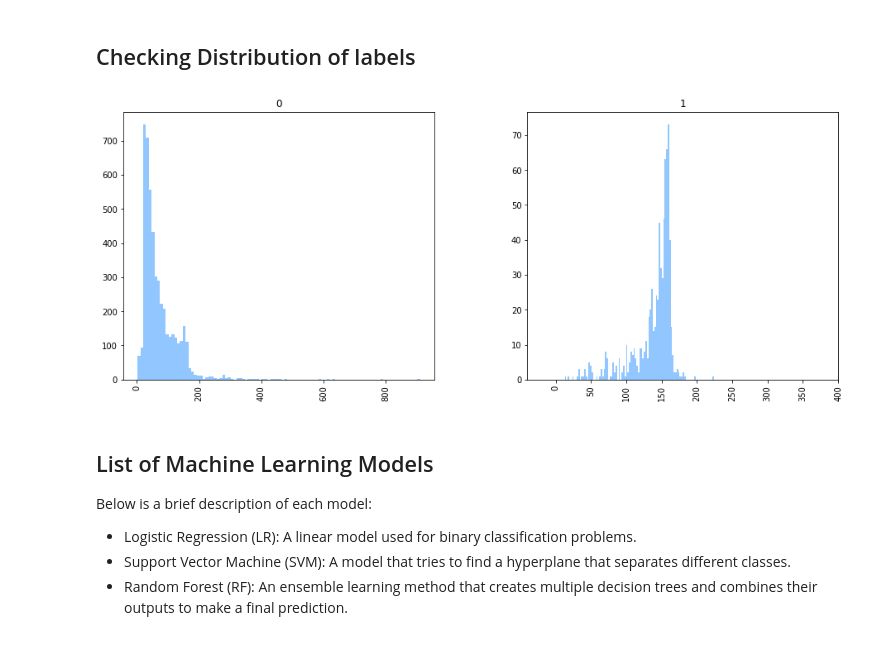
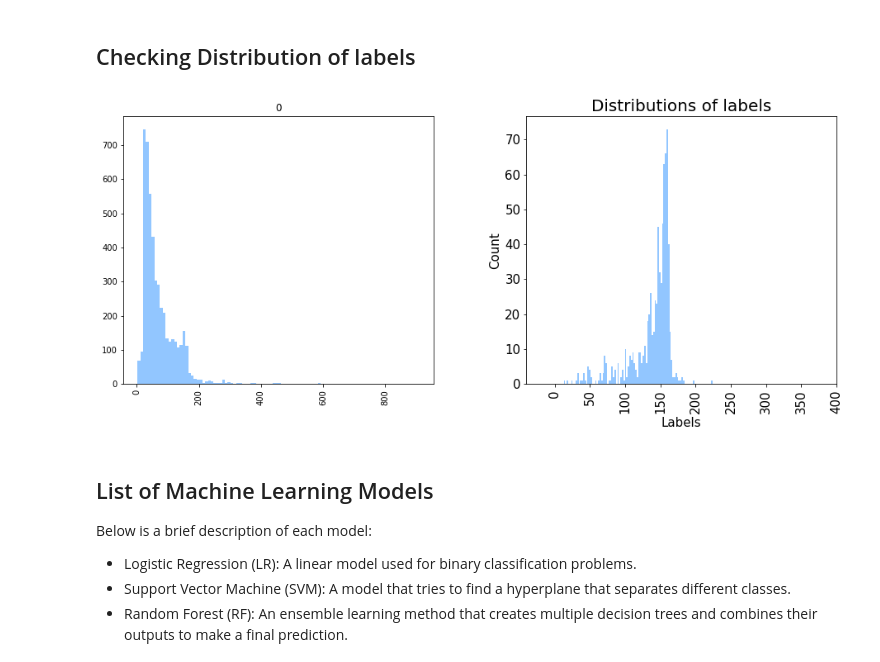
Before and after one commit to Bernado6/Unstructured-Data, a Jupyter notebook: Unstractured Data Analysis.ipynb, the cells around one changed output. Cells and saved outputs as stored; diff of their text form; code cells hidden in the pictures.

```diff
--- a/Unstractured Data Analysis.ipynb
+++ b/Unstractured Data Analysis.ipynb
@@ -279,11 +279,16 @@ X_train, X_test, y_train, y_test = train_test_split(X, y, test_size=0.2,random_s
 # %%
 plt.style.use('seaborn-pastel')
 data.hist(column='length', by = 'Dummy_spam', figsize=(15,6), bins=100, label = ('Ham', 'Spam'))
+plt.title('Distributions of labels', fontsize = 20, color = 'black')
+plt.ylabel('Count',color="black", fontsize = 15)
+plt.xticks(color= "black", fontsize = 15)
+plt.yticks(color= "black", fontsize = 15)
+plt.xlabel("Labels", color="black", fontsize = 15)
 plt.xlim(-40,400)
 plt.ioff()
 plt.show()
 # %% [output]
-[figure, old version]
+[figure, new version]
 # %% [markdown]
 ## List of Machine Learning Models
 Below is a brief description of each model:
```
Also changed, not shown: parts of 10 cells of this notebook, 3 other files.
